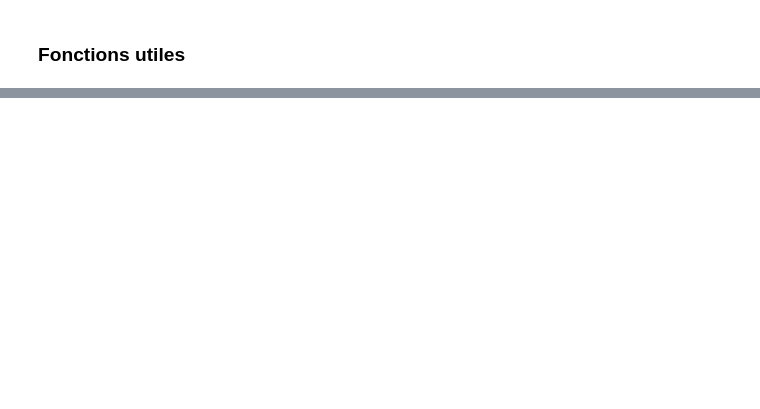
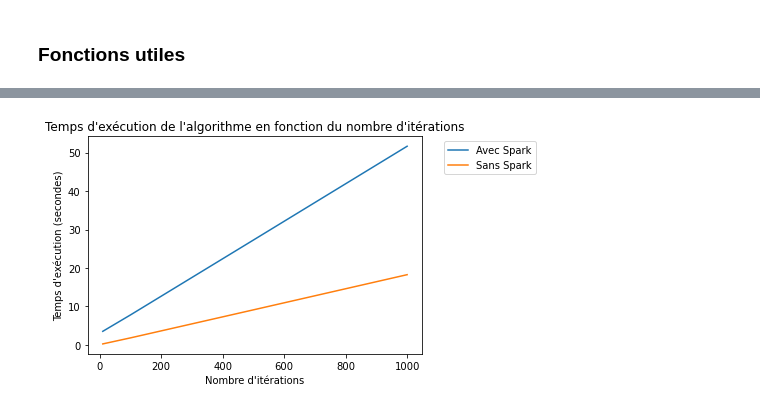
Before and after one commit to ARKEnsae/Pagerank_pyspark, a Jupyter notebook: DocPageRank.ipynb, the cells around one changed output, grey strips where cells are left out. Cells and saved outputs as stored; diff of their text form; code cells hidden in the pictures; blank space fills up the shorter version.

```diff
--- a/DocPageRank.ipynb
+++ b/DocPageRank.ipynb
@@ -403,0 +341,30 @@ http://www.bibmath.net/dico/index.php?action=affiche&quoi=./p/perron-frobenius.h
+# %%
+def creer_donnees_graphique_timer_iters(nbs_iters,nb_lignes,fichier="web-Google"):
+    without_spark_list=[]
+    with_spark_list=[]
+    for nb_iters in nbs_iters:
+        df = pd.read_csv("data/{}{}.txt".format(fichier,nb_lignes),
+                     sep=' ', names=["in","out"])
+        G=nx.from_pandas_edgelist(df, 'in', 'out',create_using=nx.DiGraph())
+        RddDataBase = sc.textFile("data/{}{}.txt".format(fichier,nb_lignes))
+        without_spark = pagerank_local(G,nbIter=nb_iters,
+                                            alpha=0.85, only_timer=True)
+        without_spark_list.append(without_spark)
+        with_spark = pagerank_local_spark(RddDataBase,nbIter=nb_iters,
+                                               alpha=0.85, only_timer=True)
+        with_spark_list.append(with_spark)
+    return(with_spark_list,without_spark_list)
+
+def creer_graphique_timer_iters(nbs_iters,with_spark_list,without_spark_list,nb_lignes):
+    ax = plt.subplot()
+    plt.plot(nbs_iters,with_spark_list , label="Avec Spark")
+    plt.plot(nbs_iters,without_spark_list , label="Sans Spark")
+    leg = plt.legend()
+    leg = plt.legend(bbox_to_anchor=(1.05, 1), loc='upper left')
+    #leg = plt.legend(loc='best', ncol=2, mode="expand", shadow=True, fancybox=True)
+    #leg.get_frame().set_alpha(0.5)
+    plt.title("Temps d'exécution de l'algorithme en fonction du nombre d'itérations")
+    plt.ylabel("Temps d'exécution (secondes)")
+    plt.xlabel("Nombre d'itérations")
+    #plt.savefig('Output/name.png')
+    plt.show()
@@ -403,0 +456,8 @@ http://www.bibmath.net/dico/index.php?action=affiche&quoi=./p/perron-frobenius.h
+# %%
+nbs_iters=[10,100,500,1000]
+with_spark_list, without_spark_list = creer_donnees_graphique_timer_iters(
+    nbs_iters,nb_lignes=100000)
+creer_graphique_timer_iters(nbs_iters,with_spark_list,
+                            without_spark_list,nb_lignes=100000)
+# %% [output]
+[figure, added]
```
Also changed, not shown: parts of 60 cells of this notebook, 7 other files.
